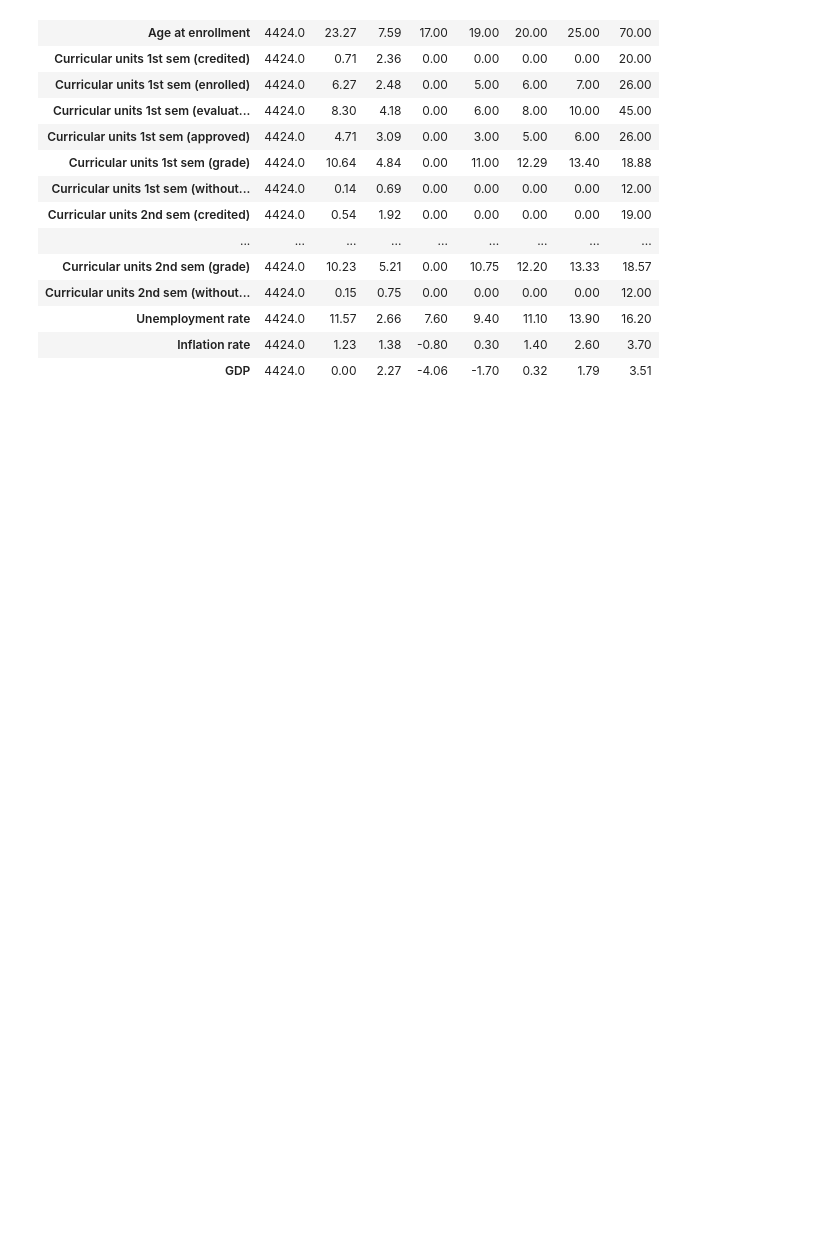
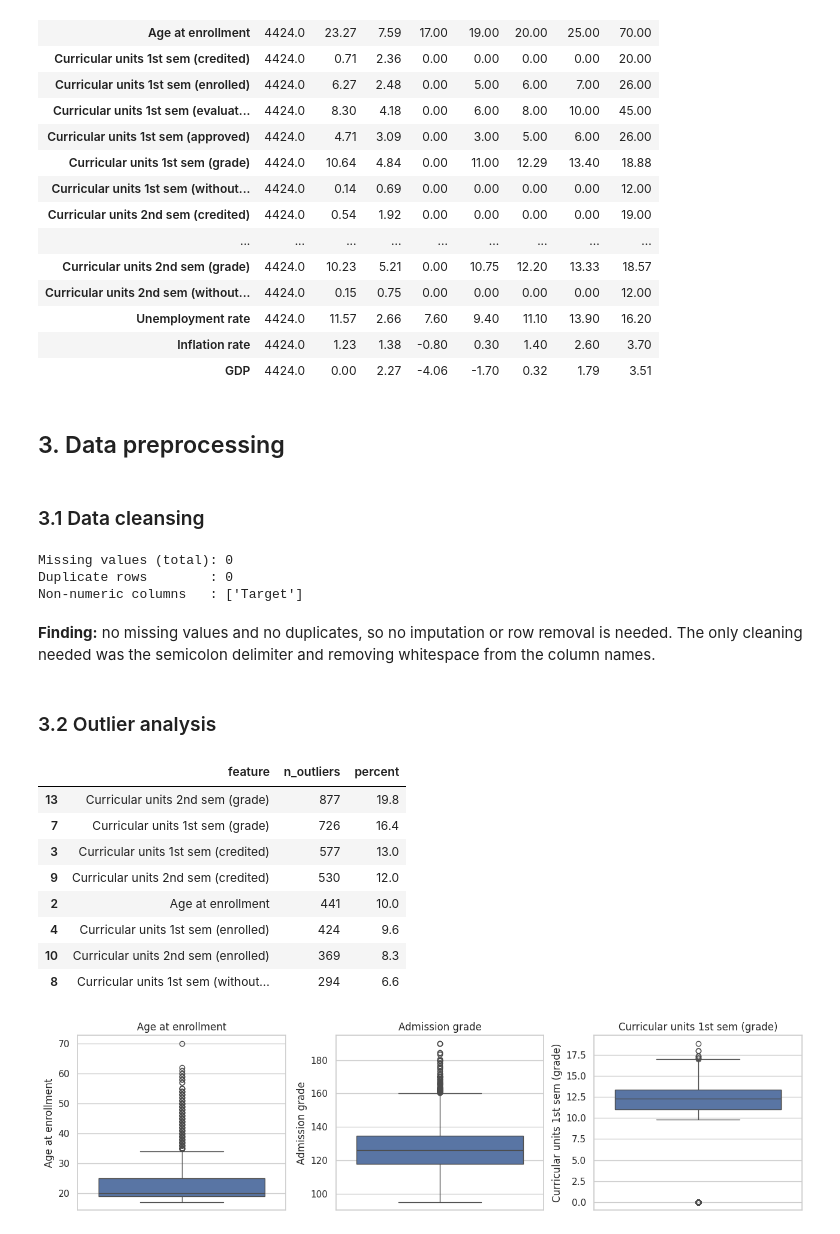
Before and after one commit to LoshithaAI/ML-Assignment, a Jupyter notebook: notebooks/random_forest.ipynb, the cells around one changed output. Cells and saved outputs as stored; diff of their text form; code cells hidden in the pictures; blank space fills up the shorter version.

Commit message:
Data preprocessing

```diff
--- a/notebooks/random_forest.ipynb
+++ b/notebooks/random_forest.ipynb
@@ -164,3 +164,48 @@ Continuous columns       : 18
 | Unemployment rate | 4424.0 | 11.57 | 2.66 | 7.60 | 9.40 | 11.10 | 13.90 | 16.20 |
 | Inflation rate | 4424.0 | 1.23 | 1.38 | -0.80 | 0.30 | 1.40 | 2.60 | 3.70 |
 | GDP | 4424.0 | 0.00 | 2.27 | -4.06 | -1.70 | 0.32 | 1.79 | 3.51 |
+# %% [markdown]
+## 3. Data preprocessing
+# %% [markdown]
+### 3.1 Data cleansing
+# %%
+print("Missing values (total):", int(df.isna().sum().sum()))
+print("Duplicate rows        :", int(df.duplicated().sum()))
+print("Non-numeric columns   :", list(df.select_dtypes(exclude="number").columns))
+# %% [output]
+Missing values (total): 0
+Duplicate rows        : 0
+Non-numeric columns   : ['Target']
+# %% [markdown]
+**Finding:** no missing values and no duplicates, so no imputation or row removal is needed. The only cleaning needed was
+the semicolon delimiter and removing whitespace from the column names.
+# %% [markdown]
+### 3.2 Outlier analysis
+# %%
+# IQR rule: values outside [Q1 - 1.5*IQR, Q3 + 1.5*IQR] are flagged as potential outliers
+rows = []
+for c in num_cols:
+    q1, q3 = df[c].quantile([0.25, 0.75])
+    iqr = q3 - q1
+    n_out = int(((df[c] < q1 - 1.5 * iqr) | (df[c] > q3 + 1.5 * iqr)).sum())
+    rows.append((c, n_out, round(n_out / len(df) * 100, 1)))
+outliers = pd.DataFrame(rows, columns=["feature", "n_outliers", "percent"]).sort_values("n_outliers", ascending=False)
+display(outliers.head(8))
+
+fig, axes = plt.subplots(1, 3, figsize=(13, 3.5))
+for ax, c in zip(axes, ["Age at enrollment", "Admission grade", "Curricular units 1st sem (grade)"]):
+    sns.boxplot(y=df[c], ax=ax)
+    ax.set_title(c)
+plt.tight_layout()
+plt.show()
+# %% [output]
+|  | feature | n_outliers | percent |
+| 13 | Curricular units 2nd sem (grade) | 877 | 19.8 |
+| 7 | Curricular units 1st sem (grade) | 726 | 16.4 |
+| 3 | Curricular units 1st sem (credited) | 577 | 13.0 |
+| 9 | Curricular units 2nd sem (credited) | 530 | 12.0 |
+| 2 | Age at enrollment | 441 | 10.0 |
+| 4 | Curricular units 1st sem (enrolled) | 424 | 9.6 |
+| 10 | Curricular units 2nd sem (enrolled) | 369 | 8.3 |
+| 8 | Curricular units 1st sem (without... | 294 | 6.6 |
+[figure, added]
```
Also changed, not shown: parts of 12 cells of this notebook.
